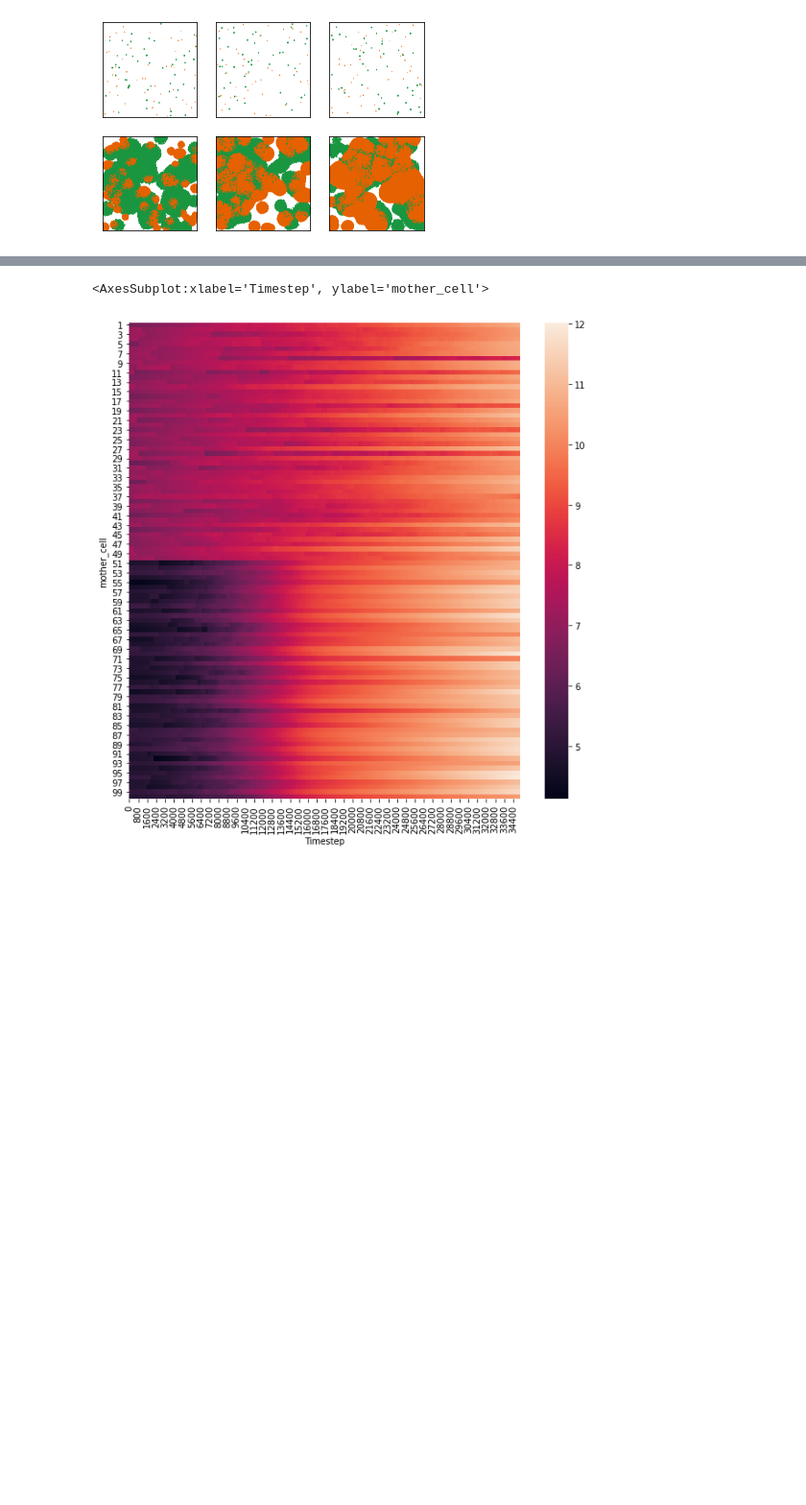
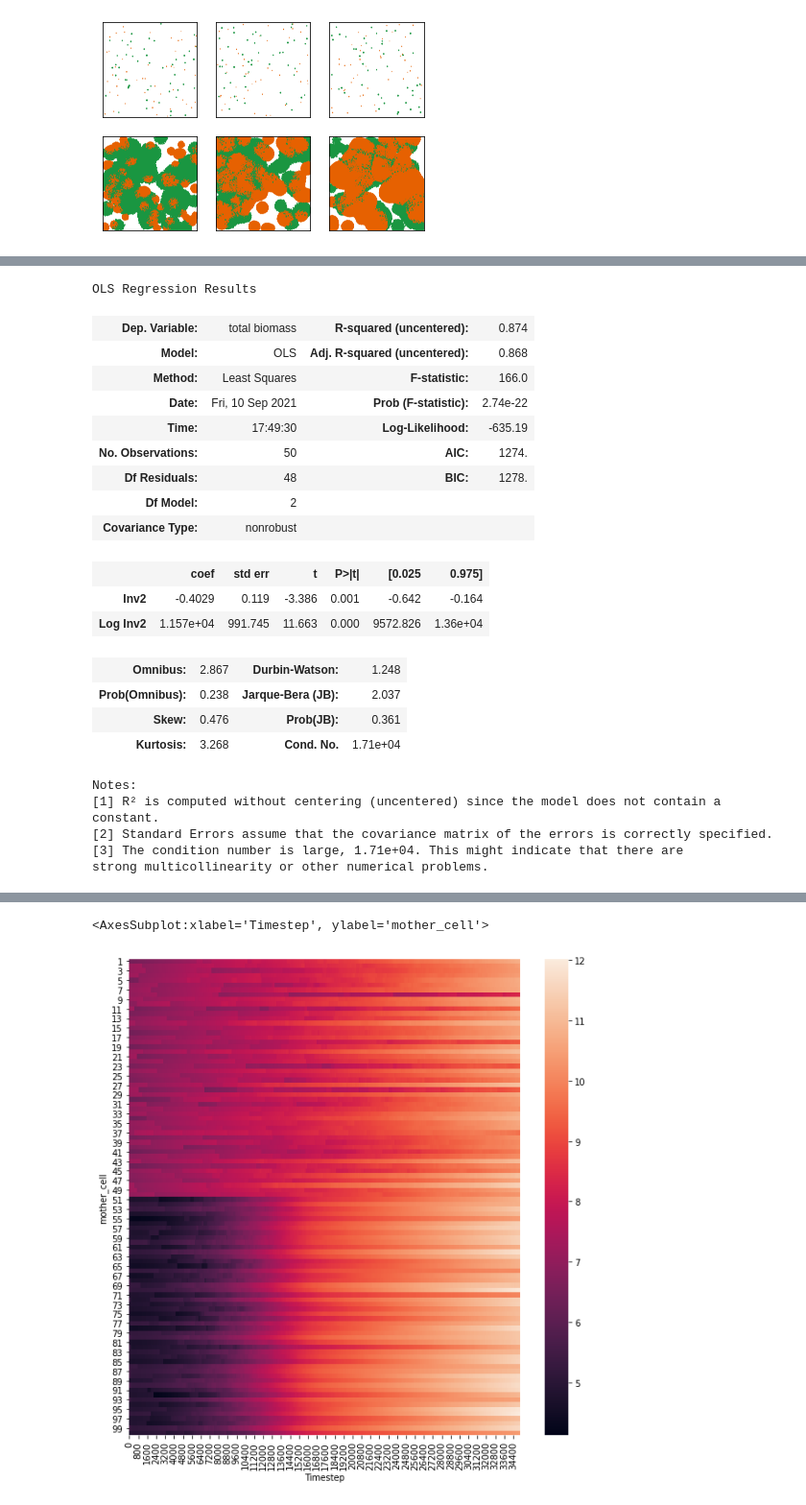
Before and after one commit to Jsakkos/nufeb-cyano-e-coli, a Jupyter notebook: notebooks/spatial effects.ipynb, the cells around one changed output, grey strips where cells are left out. Shown at 96% size. Saved outputs shown, nothing was run; the diff lists cells and outputs as text; code cells hidden in the pictures; blank space fills up the shorter version.

```diff
--- a/notebooks/spatial effects.ipynb
+++ b/notebooks/spatial effects.ipynb
@@ -228,0 +275,26 @@ sns.scatterplot(x='principal component 1', y= 'principal component 2',data=final
+# %%
+result = sm.OLS(metric2['total biomass'],metric2[reg_mets]).fit()
+result.summary()
+# %% [output]
+OLS Regression Results
+| Dep. Variable: | total biomass | R-squared (uncentered): | 0.874 |
+| Model: | OLS | Adj. R-squared (uncentered): | 0.868 |
+| Method: | Least Squares | F-statistic: | 166.0 |
+| Date: | Fri, 10 Sep 2021 | Prob (F-statistic): | 2.74e-22 |
+| Time: | 17:49:30 | Log-Likelihood: | -635.19 |
+| No. Observations: | 50 | AIC: | 1274. |
+| Df Residuals: | 48 | BIC: | 1278. |
+| Df Model: | 2 |  |  |
+| Covariance Type: | nonrobust |  |  |
+|  | coef | std err | t | P>|t| | [0.025 | 0.975] |
+| Inv2 | -0.4029 | 0.119 | -3.386 | 0.001 | -0.642 | -0.164 |
+| Log Inv2 | 1.157e+04 | 991.745 | 11.663 | 0.000 | 9572.826 | 1.36e+04 |
+| Omnibus: | 2.867 | Durbin-Watson: | 1.248 |
+| Prob(Omnibus): | 0.238 | Jarque-Bera (JB): | 2.037 |
+| Skew: | 0.476 | Prob(JB): | 0.361 |
+| Kurtosis: | 3.268 | Cond. No. | 1.71e+04 |
+Notes:
+[1] R² is computed without centering (uncentered) since the model does not contain a constant.
+[2] Standard Errors assume that the covariance matrix of the errors is correctly specified.
+[3] The condition number is large, 1.71e+04. This might indicate that there are
+strong multicollinearity or other numerical problems.
```
Also changed, not shown: parts of 17 cells of this notebook.
